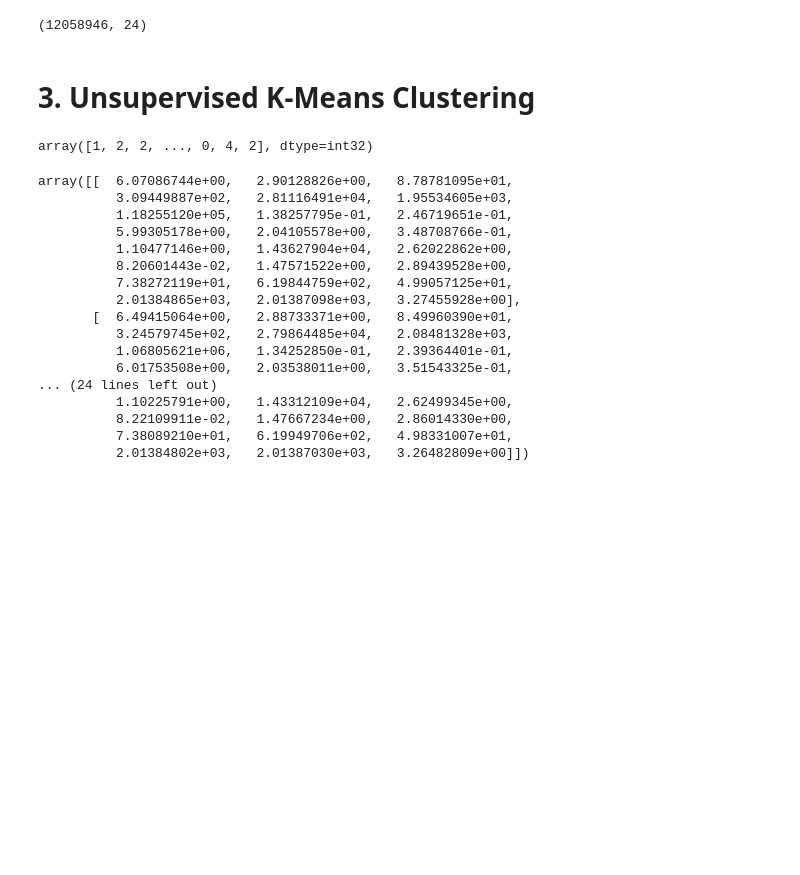
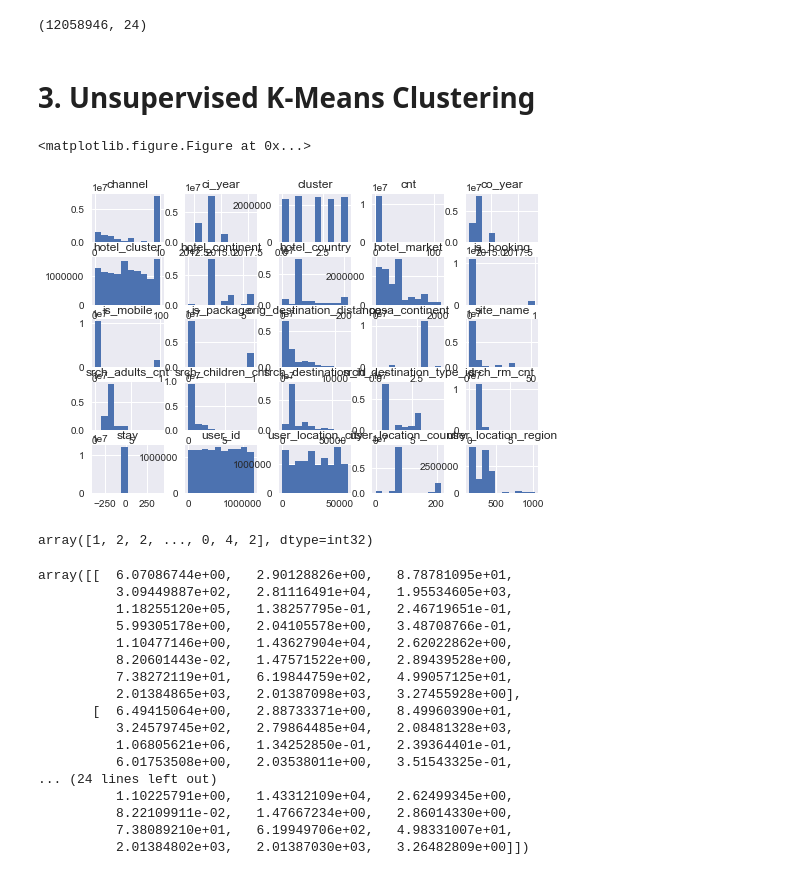
Before and after one commit to soo311/Expedia-Hotel-Clusters, a Jupyter notebook: ORIE 4740 Final Project 50 50.ipynb, the cells around one changed output. Cells and saved outputs as stored; diff of their text form; code cells hidden in the pictures; blank space fills up the shorter version.

```diff
--- a/ORIE 4740 Final Project 50 50.ipynb
+++ b/ORIE 4740 Final Project 50 50.ipynb
@@ -232,6 +232,12 @@ train_split.shape
 # 3. Unsupervised K-Means Clustering
 # %%
 from sklearn.cluster import KMeans
+# %%
+# Histogram
+train_split.hist()
+# %% [output]
+<matplotlib.figure.Figure at 0x...>
+[figure, added]
 # %%
 mat = train_split.as_matrix()
 # %%
```
Also changed, not shown: parts of 7 cells of this notebook.
